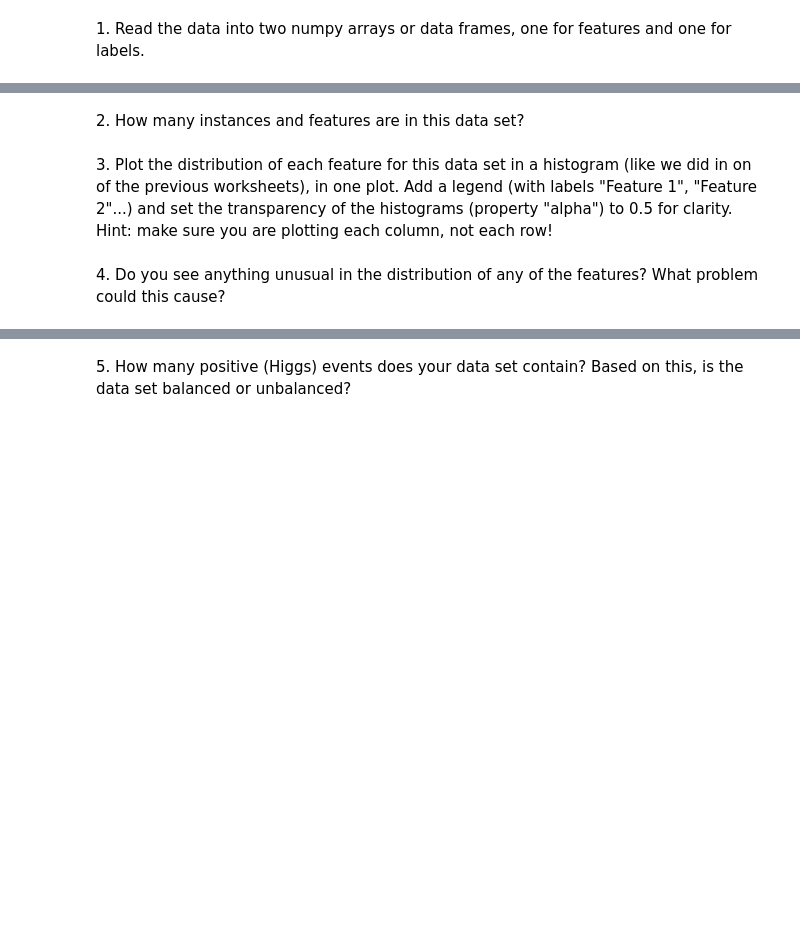
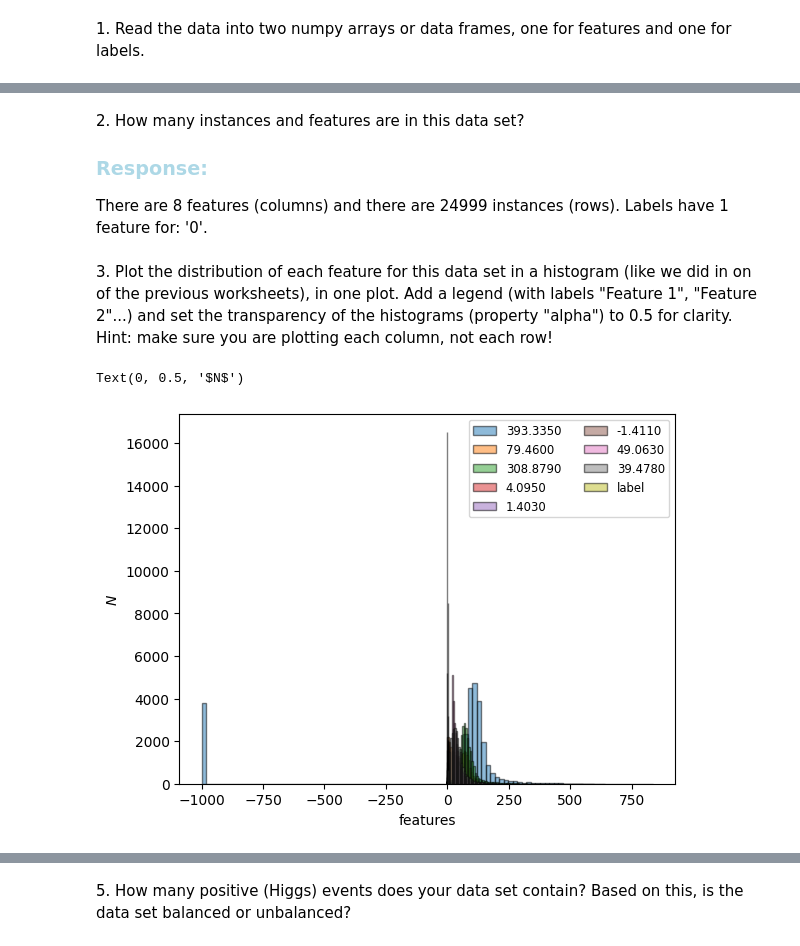
Before and after one commit to seoserang/phys255ml, a Jupyter notebook: 3 SVM and SVC/Assignment5/WS4_HiggsBoson_Optimization.ipynb, the cells around one changed output, grey strips where cells are left out. Saved outputs shown, nothing was run; the diff lists cells and outputs as text; code cells hidden in the pictures; blank space fills up the shorter version.

```diff
--- a/3 SVM and SVC/Assignment5/WS4_HiggsBoson_Optimization.ipynb
+++ b/3 SVM and SVC/Assignment5/WS4_HiggsBoson_Optimization.ipynb
@@ -11,2 +31,5 @@ For this worksheet, we provide you with a (simplified) version of the simulated
 # %% [markdown]
 1\. Read the data into two numpy arrays or data frames, one for features and one for labels.
+# %%
+features0 = pd.read_csv('Higgs_features.csv')
+labels0 = pd.read_csv('Higgs_labels.csv')
@@ -13,6 +84,20 @@ For this worksheet, we provide you with a (simplified) version of the simulated
 # %% [markdown]
 2\. How many instances and features are in this data set?
+
+### <span style="color: lightblue">Response:
+There are 8 features (columns) and there are 24999 instances (rows).
+Labels have 1 feature for: '0'.<span>
 # %% [markdown]
 3\. Plot the distribution of each feature for this data set in a histogram (like we did in on of the previous worksheets), in one plot. Add a legend (with labels "Feature 1", "Feature 2"...) and set the transparency of the histograms (property "alpha") to 0.5 for clarity. Hint: make sure you are plotting each column, not each row!
-# %% [markdown]
-4\. Do you see anything unusual in the distribution of any of the features? What problem could this cause?
+# %%
+fig1 = plt.figure()
+for i in range(len(features0.columns)):
+    plt.hist(features0.iloc[:,i], bins = 100, alpha = 0.5, label=features0.columns[i], edgecolor='black')
+
+legend = plt.legend(loc='upper right', fontsize='small', ncol=2)
+
+plt.xlabel("features")
+plt.ylabel('$N$')
+# %% [output]
+Text(0, 0.5, '$N$')
+[figure, added]
```
Also changed, not shown: parts of 13 cells of this notebook, 1 other file.
